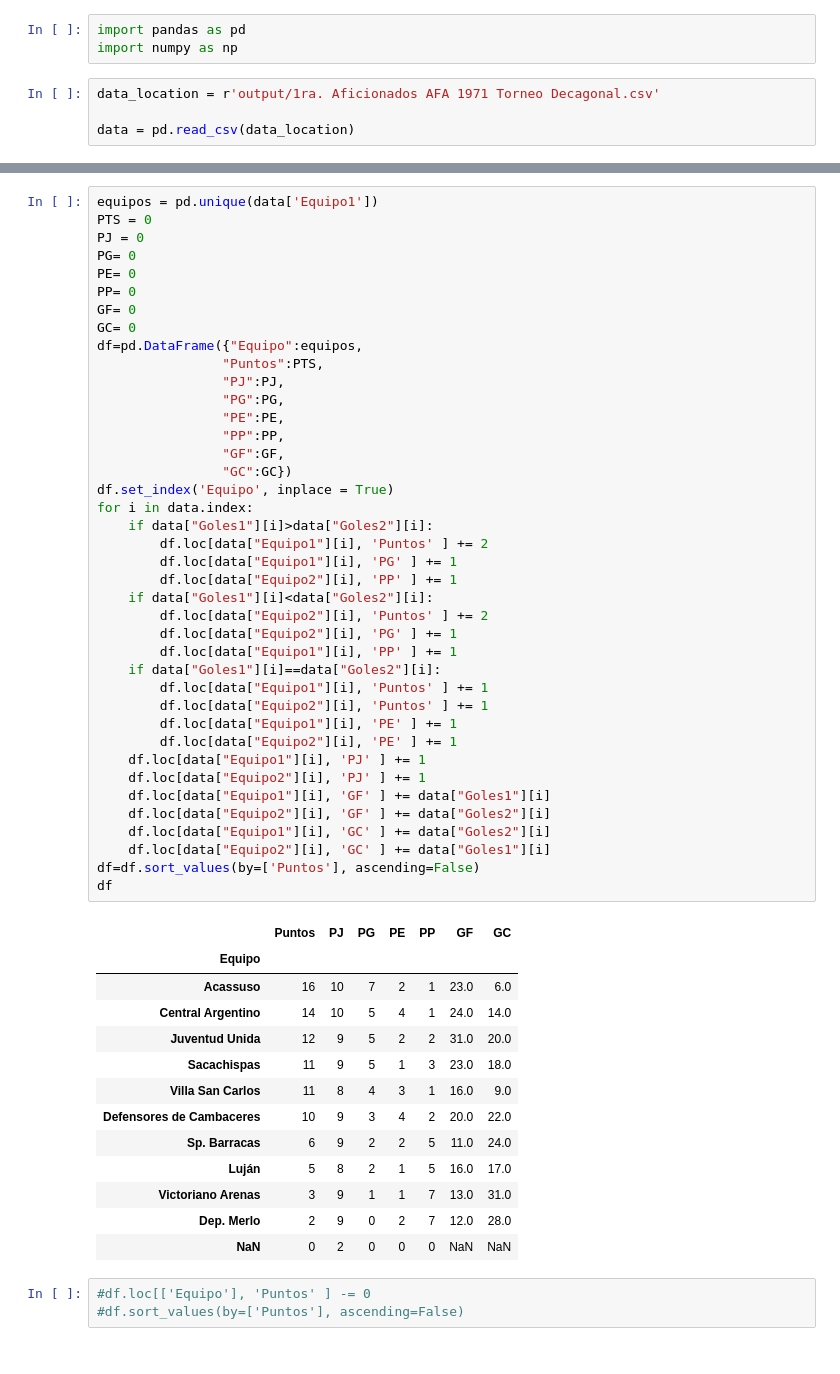
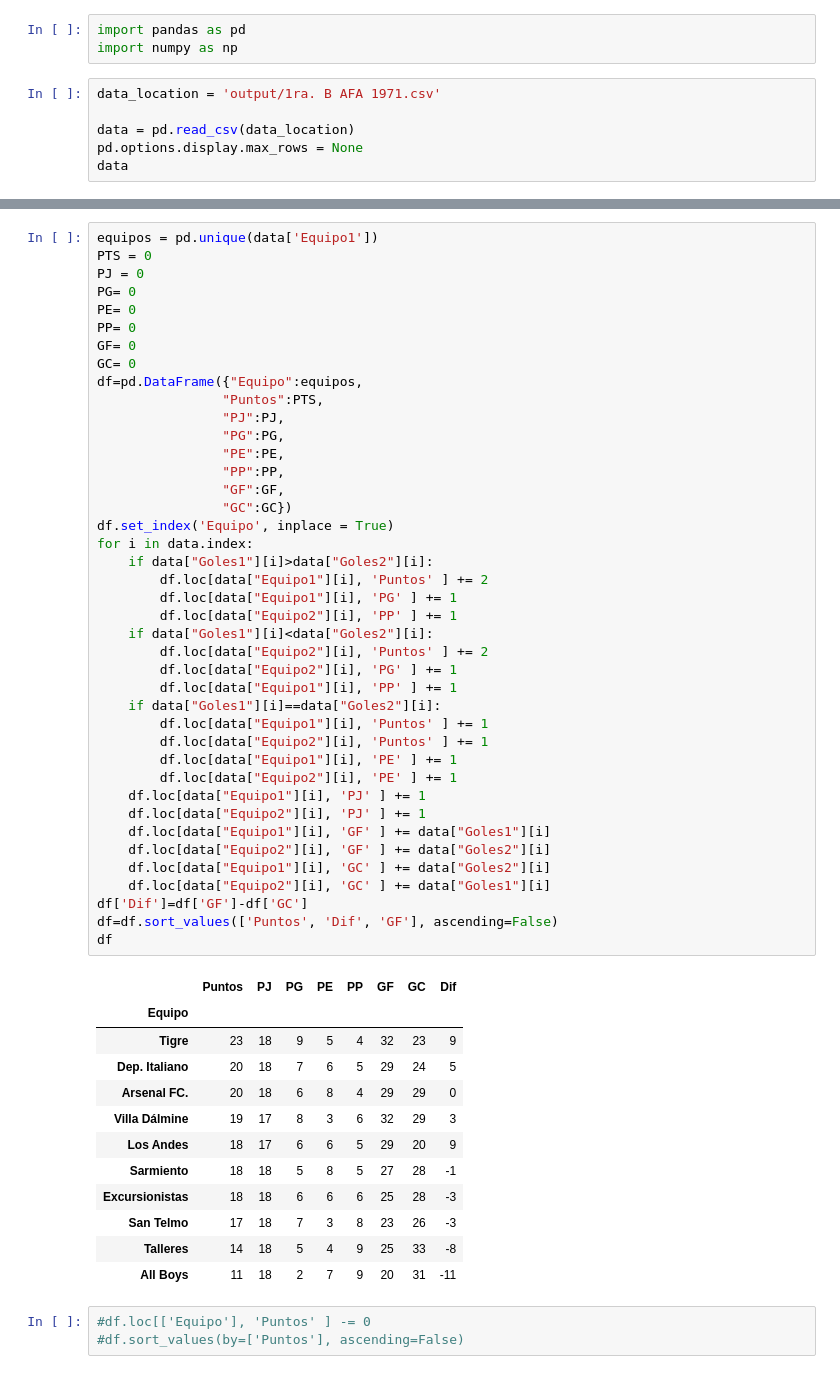
Before and after one commit to Gonzalogontad/estadistica_futbol, a Jupyter notebook: Tabla de Posiciones.ipynb, the cells around one changed output, grey strips where cells are left out. Saved outputs shown, nothing was run; the diff lists cells and outputs as text.

```diff
--- a/Tabla de Posiciones.ipynb
+++ b/Tabla de Posiciones.ipynb
@@ -2,6 +2,8 @@
 import pandas as pd
 import numpy as np
 # %%
-data_location = r'output/1ra. Aficionados AFA 1971 Torneo Decagonal.csv'
+data_location = 'output/1ra. B AFA 1971.csv'
 
 data = pd.read_csv(data_location)
+pd.options.display.max_rows = None
+data
@@ -18,47 +59,47 @@ df=pd.DataFrame({"Equipo":equipos,
                 "Puntos":PTS,
                 "PJ":PJ,
                 "PG":PG,
                 "PE":PE,
                 "PP":PP,
                 "GF":GF,
                 "GC":GC})
 df.set_index('Equipo', inplace = True)
 for i in data.index:
     if data["Goles1"][i]>data["Goles2"][i]:
         df.loc[data["Equipo1"][i], 'Puntos' ] += 2
         df.loc[data["Equipo1"][i], 'PG' ] += 1
         df.loc[data["Equipo2"][i], 'PP' ] += 1
     if data["Goles1"][i]<data["Goles2"][i]:
         df.loc[data["Equipo2"][i], 'Puntos' ] += 2
         df.loc[data["Equipo2"][i], 'PG' ] += 1
         df.loc[data["Equipo1"][i], 'PP' ] += 1
     if data["Goles1"][i]==data["Goles2"][i]:
         df.loc[data["Equipo1"][i], 'Puntos' ] += 1
         df.loc[data["Equipo2"][i], 'Puntos' ] += 1
         df.loc[data["Equipo1"][i], 'PE' ] += 1
         df.loc[data["Equipo2"][i], 'PE' ] += 1
     df.loc[data["Equipo1"][i], 'PJ' ] += 1
     df.loc[data["Equipo2"][i], 'PJ' ] += 1
     df.loc[data["Equipo1"][i], 'GF' ] += data["Goles1"][i]
     df.loc[data["Equipo2"][i], 'GF' ] += data["Goles2"][i]
     df.loc[data["Equipo1"][i], 'GC' ] += data["Goles2"][i]
     df.loc[data["Equipo2"][i], 'GC' ] += data["Goles1"][i]
-df=df.sort_values(by=['Puntos'], ascending=False)
+df['Dif']=df['GF']-df['GC']
+df=df.sort_values(['Puntos', 'Dif', 'GF'], ascending=False)
 df
 # %% [output]
-|  | Puntos | PJ | PG | PE | PP | GF | GC |
-| Equipo |  |  |  |  |  |  |  |
-| Acassuso | 16 | 10 | 7 | 2 | 1 | 23.0 | 6.0 |
-| Central Argentino | 14 | 10 | 5 | 4 | 1 | 24.0 | 14.0 |
-| Juventud Unida | 12 | 9 | 5 | 2 | 2 | 31.0 | 20.0 |
-| Sacachispas | 11 | 9 | 5 | 1 | 3 | 23.0 | 18.0 |
-| Villa San Carlos | 11 | 8 | 4 | 3 | 1 | 16.0 | 9.0 |
-| Defensores de Cambaceres | 10 | 9 | 3 | 4 | 2 | 20.0 | 22.0 |
-| Sp. Barracas | 6 | 9 | 2 | 2 | 5 | 11.0 | 24.0 |
-| Luján | 5 | 8 | 2 | 1 | 5 | 16.0 | 17.0 |
-| Victoriano Arenas | 3 | 9 | 1 | 1 | 7 | 13.0 | 31.0 |
-| Dep. Merlo | 2 | 9 | 0 | 2 | 7 | 12.0 | 28.0 |
-| NaN | 0 | 2 | 0 | 0 | 0 | NaN | NaN |
+|  | Puntos | PJ | PG | PE | PP | GF | GC | Dif |
+| Equipo |  |  |  |  |  |  |  |  |
+| Tigre | 23 | 18 | 9 | 5 | 4 | 32 | 23 | 9 |
+| Dep. Italiano | 20 | 18 | 7 | 6 | 5 | 29 | 24 | 5 |
+| Arsenal FC. | 20 | 18 | 6 | 8 | 4 | 29 | 29 | 0 |
+| Villa Dálmine | 19 | 17 | 8 | 3 | 6 | 32 | 29 | 3 |
+| Los Andes | 18 | 17 | 6 | 6 | 5 | 29 | 20 | 9 |
+| Sarmiento | 18 | 18 | 5 | 8 | 5 | 27 | 28 | -1 |
+| Excursionistas | 18 | 18 | 6 | 6 | 6 | 25 | 28 | -3 |
+| San Telmo | 17 | 18 | 7 | 3 | 8 | 23 | 26 | -3 |
+| Talleres | 14 | 18 | 5 | 4 | 9 | 25 | 33 | -8 |
+| All Boys | 11 | 18 | 2 | 7 | 9 | 20 | 31 | -11 |
 # %%
 #df.loc[['Equipo'], 'Puntos' ] -= 0
 #df.sort_values(by=['Puntos'], ascending=False)
```
Also changed, not shown: parts of 8 cells of this notebook, 1 other file.
